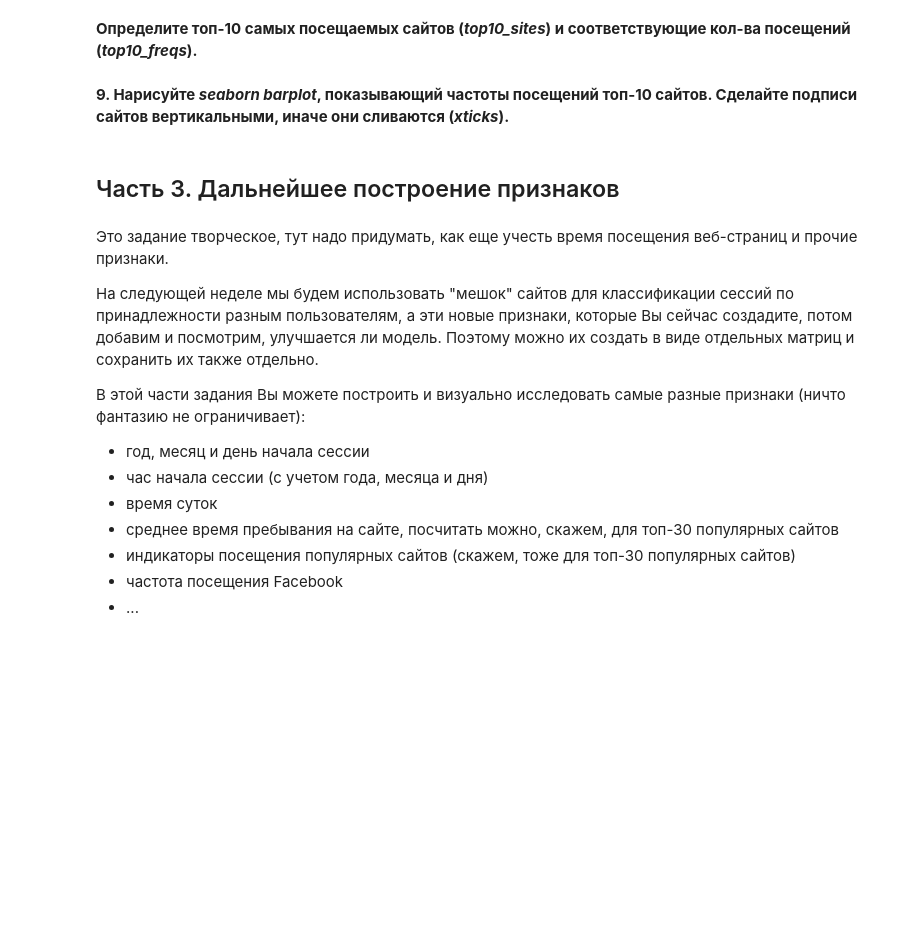
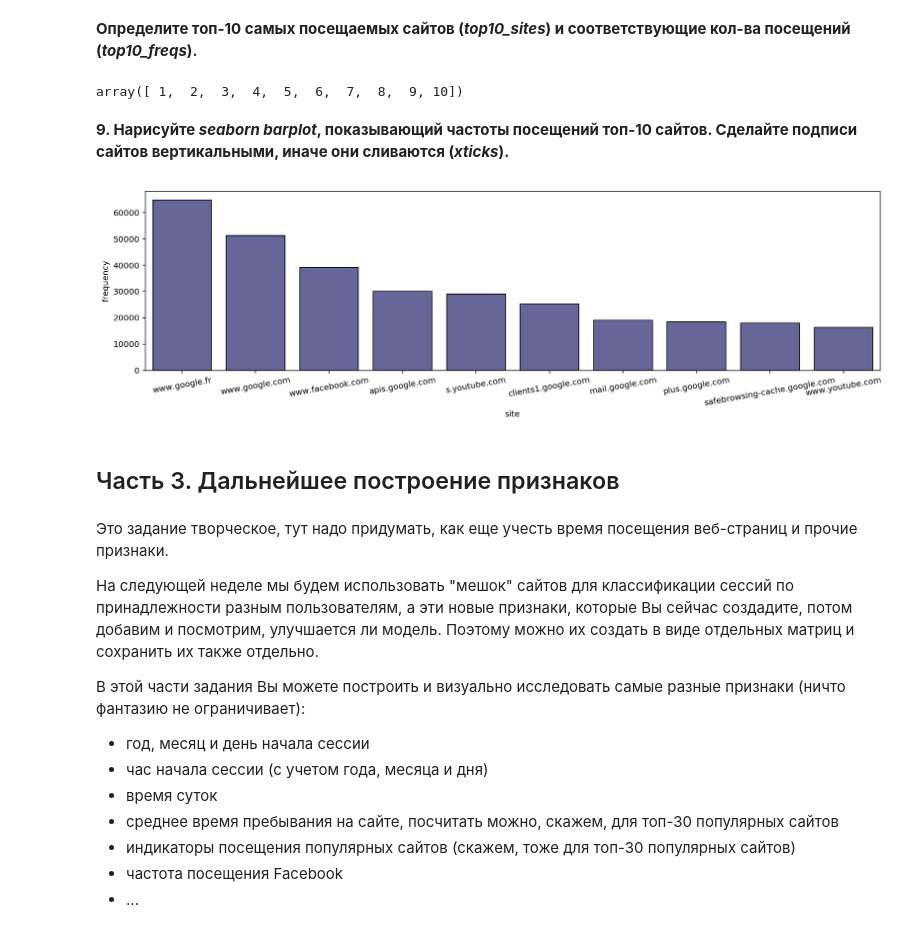
Before and after one commit to armavox/mldaspec, a Jupyter notebook: capstone/project_alice/week3_visual_analysis_and_fe.ipynb, the cells around one changed output. Drawn from its saved outputs; the diff is of its cells as text; code cells hidden in the pictures; blank space fills up the shorter version.

```diff
--- a/capstone/project_alice/week3_visual_analysis_and_fe.ipynb
+++ b/capstone/project_alice/week3_visual_analysis_and_fe.ipynb
@@ -444,0 +483,9 @@ with open ''' ВАШ КОД ЗДЕСЬ '''
+# %%
+with open('data/site_freq_150users.pkl', 'rb') as f:
+    site_freq_10users = pickle.load(f)
+site_freq_10users = pd.DataFrame.from_dict(site_freq_10users, orient='index')
+site_freq_10users.columns = ['site_id', 'frequency']
+site_freq_10users['site'] = site_freq_10users.index
+site_freq_10users = site_freq_10users.set_index('site_id')
+site_freq_10users_top10 = site_freq_10users.sort_values(by='frequency', ascending=False).head(10)
+site_freq_10users_top10
@@ -449,0 +507,4 @@ top10_sites = ''' ВАШ КОД ЗДЕСЬ '''
+# %%
+site_freq_10users_top10.index.values
+# %% [output]
+array([ 1,  2,  3,  4,  5,  6,  7,  8,  9, 10])
@@ -454,3 +516,9 @@ sns.barplot ''' ВАШ КОД ЗДЕСЬ '''
+# %%
+plt.figure(figsize=(16,4))
+s = sns.barplot(data=site_freq_10users_top10, x='site', y='frequency', color='blue', saturation=.2)
+s.set_xticklabels(s.get_xticklabels(), rotation=10);
+# %% [output]
+[figure, added]
 # %% [markdown]
 ## Часть 3. Дальнейшее построение признаков
 # %% [markdown]
```
Also changed, not shown: parts of 24 cells of this notebook, 9 other files.
